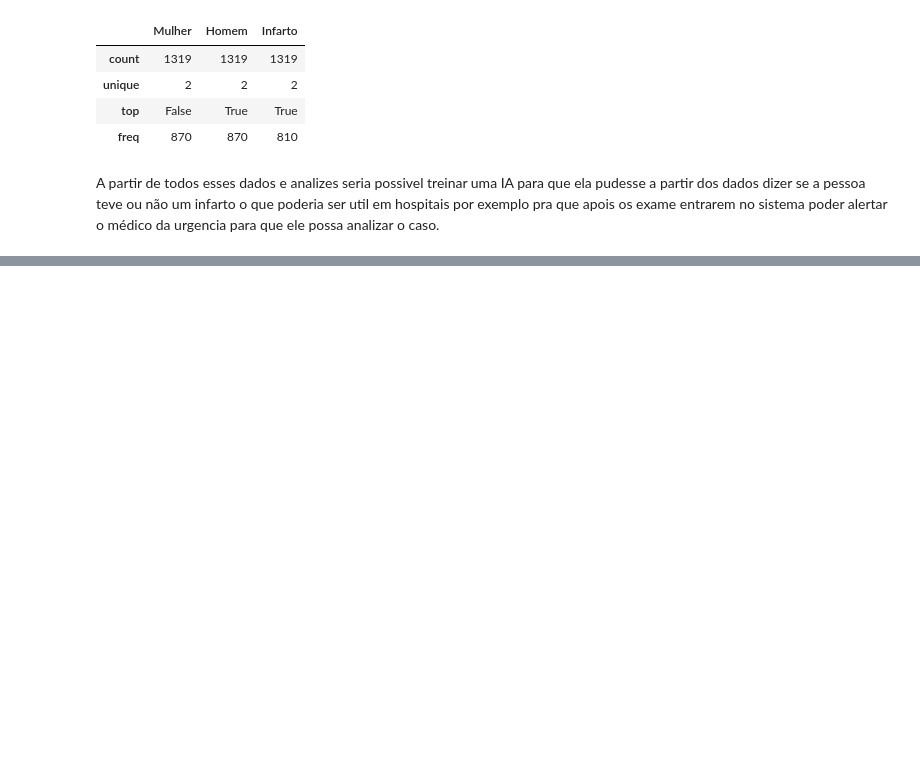
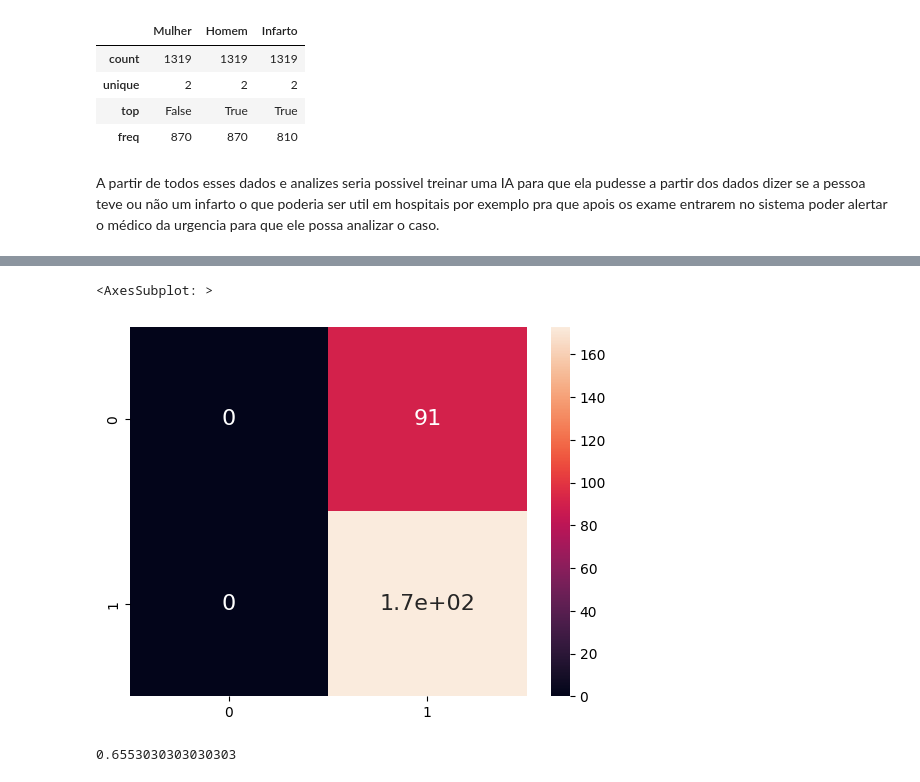
Before and after one commit to KayllanyLara/androlenda, a Jupyter notebook: Trabalho Final.ipynb, the cells around one changed output, grey strips where cells are left out. Drawn from its saved outputs; the diff is of its cells as text; code cells hidden in the pictures; blank space fills up the shorter version.

```diff
--- a/Trabalho Final.ipynb
+++ b/Trabalho Final.ipynb
@@ -165,4 +171,23 @@ print(Xts,Yts)
 Name: Infarto, Length: 264, dtype: float64
+# %%
+modelo_baseline = DummyClassifier()
+
+Base = modelo_baseline.fit(Xtr, Ytr)
+# %%
+Y_Previsto_B = Base.predict(Xts)
+
+Matriz_Conf_B = confusion_matrix(Yts,Y_Previsto_B)
+
+Data_conf_B = pd.DataFrame(Matriz_Conf_B)
+
+sns.heatmap(Data_conf_B, annot=True, annot_kws={"size": 16})
+# %% [output]
+<AxesSubplot: >
+[figure, added]
+# %%
+accuracy_score(Yts, Y_Previsto_B, normalize=True)
+# %% [output]
+0.6553030303030303
 # %%
 N_Divisoes = 10
 N_Iter = 100
```
Also changed, not shown: parts of 9 cells of this notebook.
